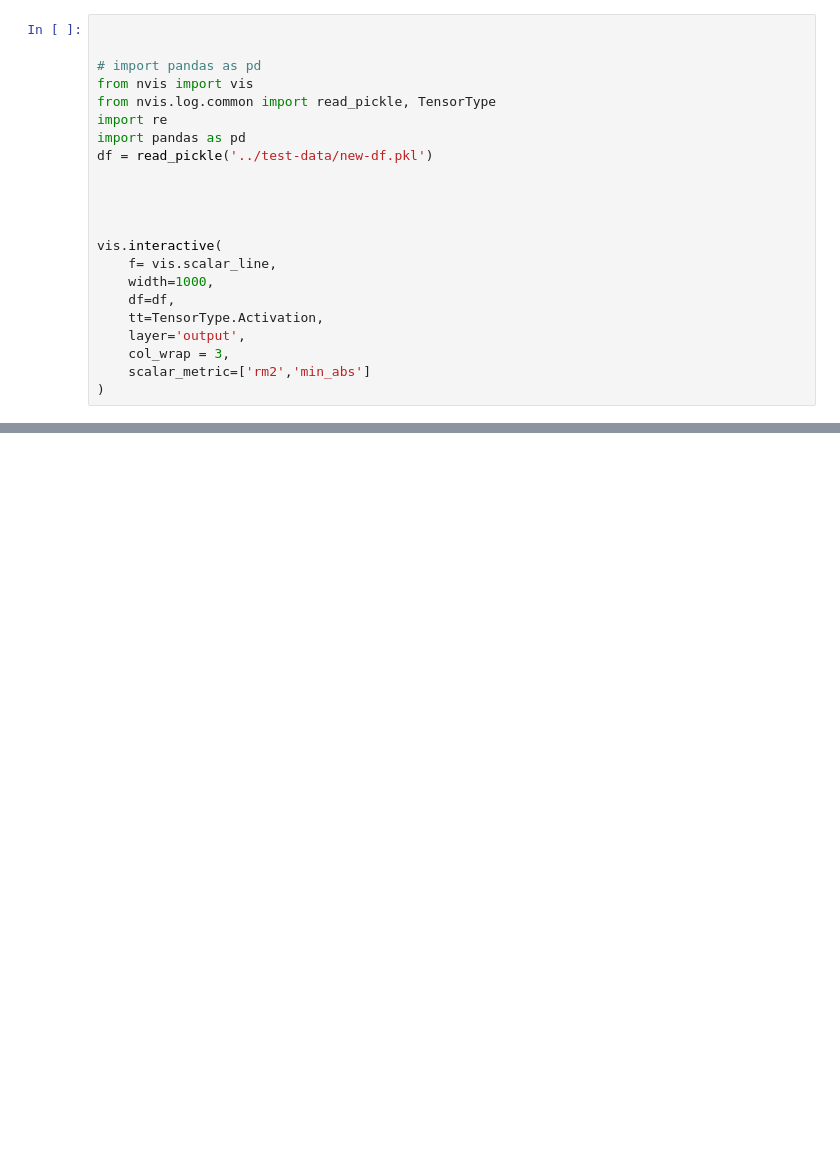
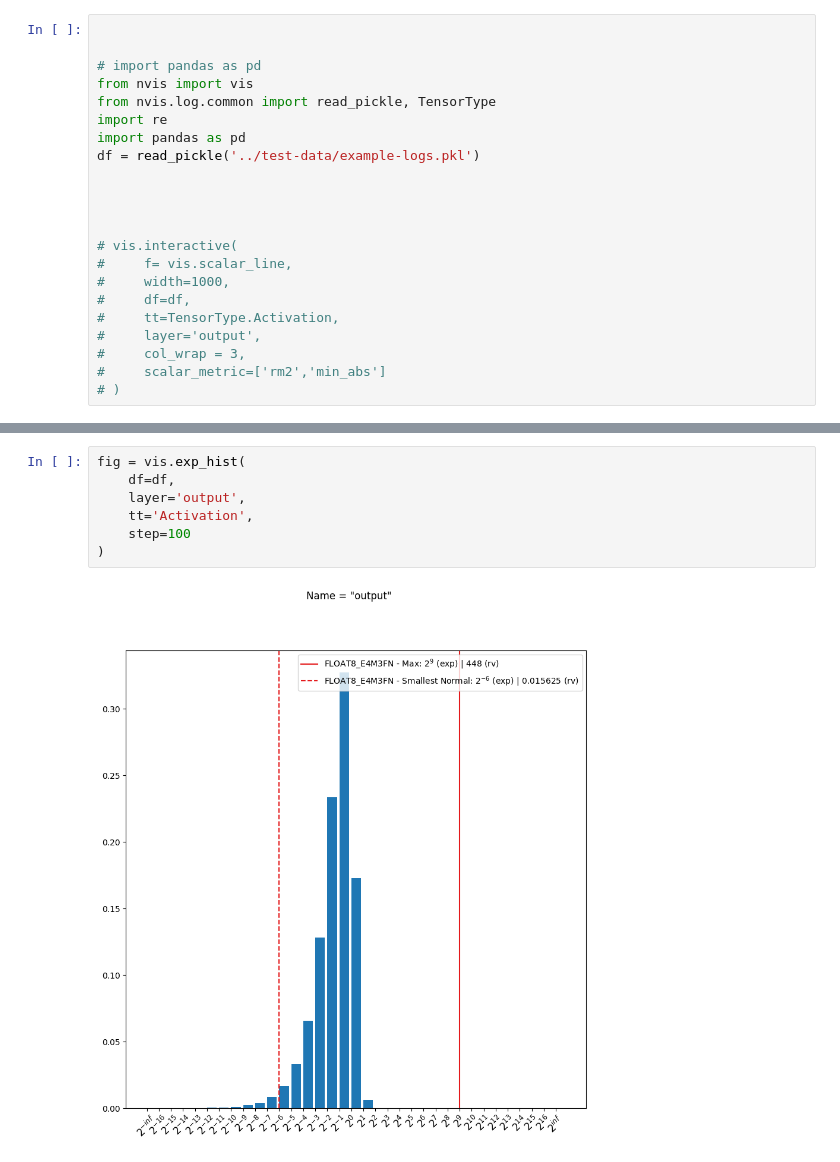
Before and after one commit to graphcore-research/track-and-visualize, a Jupyter notebook: interactive/interactive-exp.ipynb, the cells around one changed output, grey strips where cells are left out. Saved outputs shown, nothing was run; the diff lists cells and outputs as text; blank space fills up the shorter version.

```diff
--- a/interactive/interactive-exp.ipynb
+++ b/interactive/interactive-exp.ipynb
@@ -26,17 +26,17 @@ from nvis import vis
 from nvis.log.common import read_pickle, TensorType
 import re
 import pandas as pd
-df = read_pickle('../test-data/new-df.pkl')
+df = read_pickle('../test-data/example-logs.pkl')
 
 
 
 
-vis.interactive(
-    f= vis.scalar_line,
-    width=1000,
-    df=df,
-    tt=TensorType.Activation,
-    layer='output',
-    col_wrap = 3,
-    scalar_metric=['rm2','min_abs']
-)
+# vis.interactive(
+#     f= vis.scalar_line,
+#     width=1000,
+#     df=df,
+#     tt=TensorType.Activation,
+#     layer='output',
+#     col_wrap = 3,
+#     scalar_metric=['rm2','min_abs']
+# )
@@ -65,0 +43,9 @@ widgetsnbextension==4.0.11
+# %%
+fig = vis.exp_hist(
+    df=df,
+    layer='output',
+    tt='Activation',
+    step=100
+)
+# %% [output]
+[figure, added]
```
Also changed, not shown: parts of 7 cells of this notebook, 9 other files.
